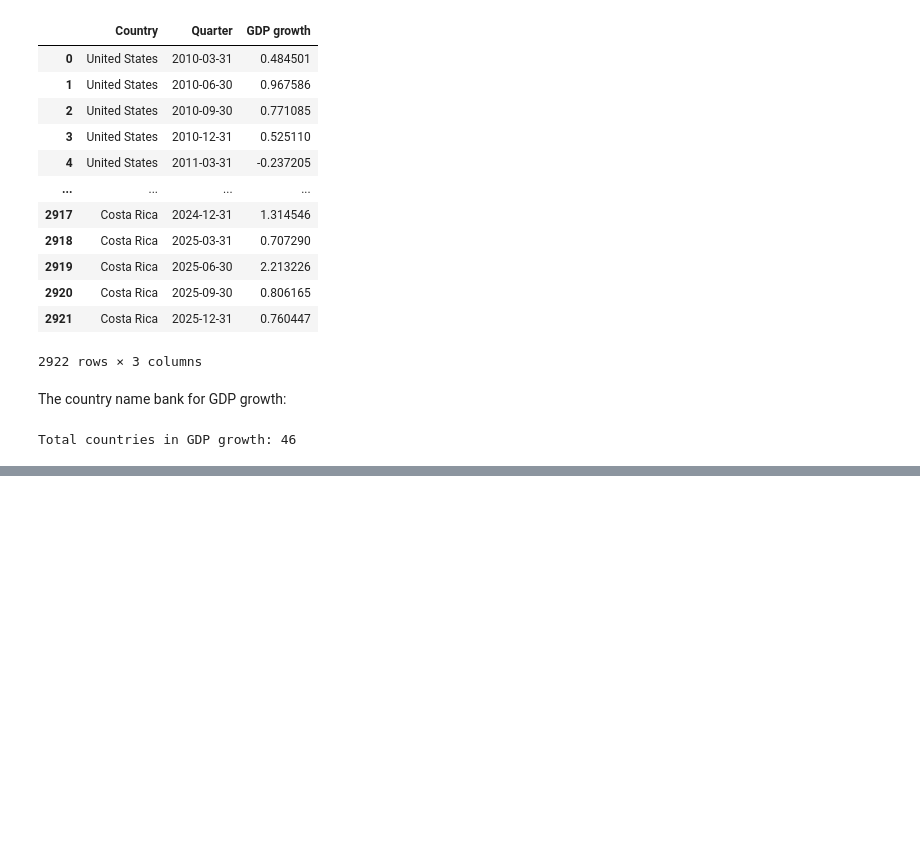
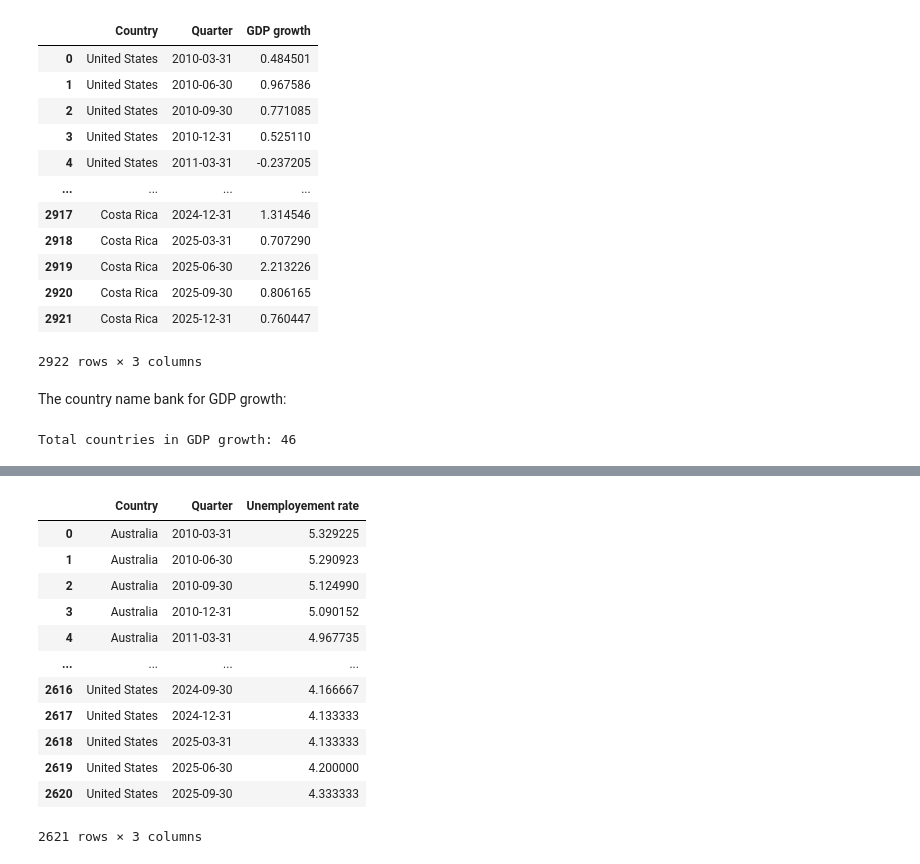
Before and after one commit to SiyanaVel19/Final_project_SU_2026, a Jupyter notebook: Data_prep.ipynb, the cells around one changed output, grey strips where cells are left out. Drawn from its saved outputs; the diff is of its cells as text; code cells hidden in the pictures; blank space fills up the shorter version.

```diff
--- a/Data_prep.ipynb
+++ b/Data_prep.ipynb
@@ -467,0 +539,21 @@ Total countries in GDP growth: 46
+# %%
+Unemployment_raw['Quarter'] = pd.PeriodIndex(Unemployment_raw['Quarter'], freq='Q') # to go into period objects
+Unemployment_raw['Quarter'] = Unemployment_raw['Quarter'].dt.to_timestamp(how='end').dt.normalize() # convert to the end of a quarter
+# %%
+Unemployment_clean = Unemployment_raw. copy()
+# %%
+Unemployment_clean
+# %% [output]
+|  | Country | Quarter | Unemployement rate |
+| 0 | Australia | 2010-03-31 | 5.329225 |
+| 1 | Australia | 2010-06-30 | 5.290923 |
+| 2 | Australia | 2010-09-30 | 5.124990 |
+| 3 | Australia | 2010-12-31 | 5.090152 |
+| 4 | Australia | 2011-03-31 | 4.967735 |
+| ... | ... | ... | ... |
+| 2616 | United States | 2024-09-30 | 4.166667 |
+| 2617 | United States | 2024-12-31 | 4.133333 |
+| 2618 | United States | 2025-03-31 | 4.133333 |
+| 2619 | United States | 2025-06-30 | 4.200000 |
+| 2620 | United States | 2025-09-30 | 4.333333 |
+2621 rows × 3 columns
```
Also changed, not shown: parts of 15 cells of this notebook.
